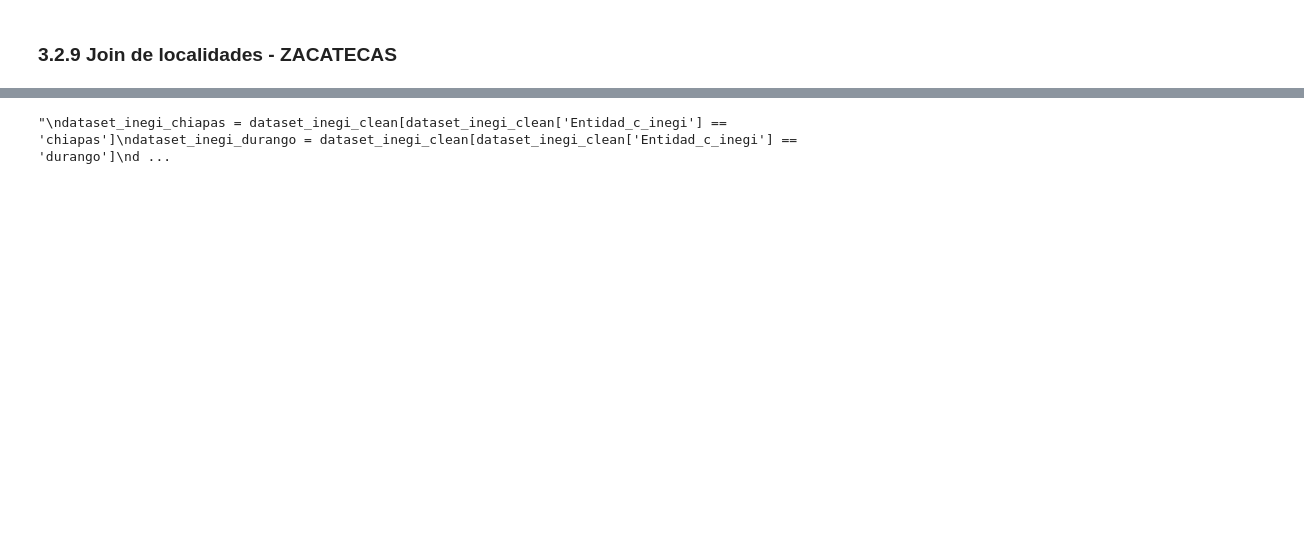
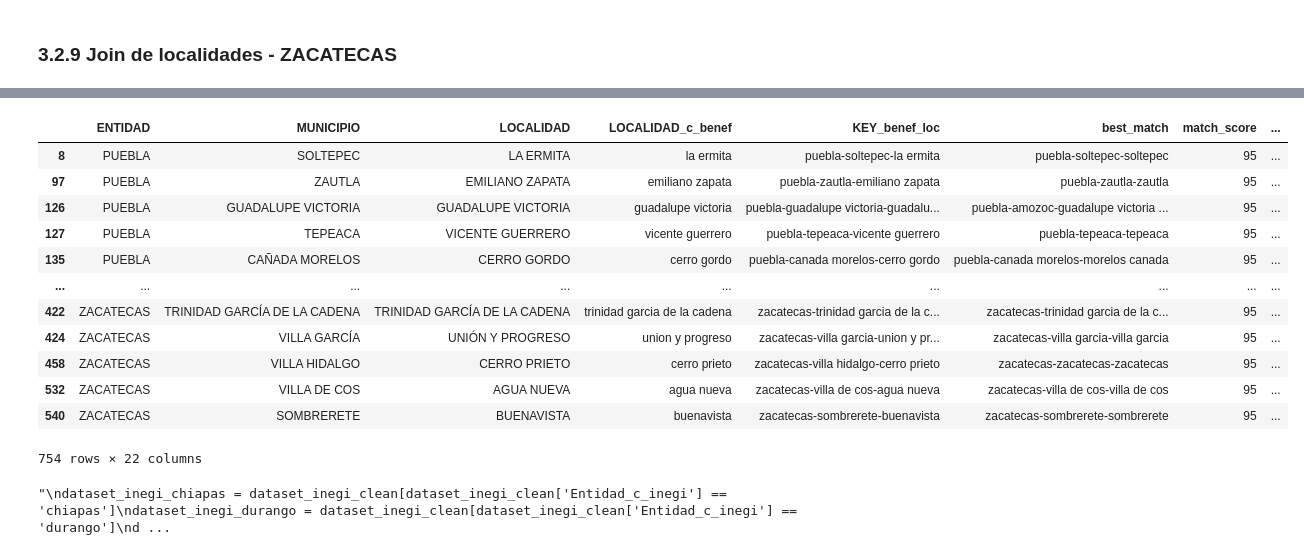
Before and after one commit to DGRIA/SESNA-Fertilizantes, a Jupyter notebook: src/Notebooks/2.3 Benef2019-2022_Cleaning_and_merged.ipynb, the cells around one changed output, grey strips where cells are left out. Cells and saved outputs as stored; diff of their text form; code cells hidden in the pictures; blank space fills up the shorter version.

```diff
--- a/src/Notebooks/2.3 Benef2019-2022_Cleaning_and_merged.ipynb
+++ b/src/Notebooks/2.3 Benef2019-2022_Cleaning_and_merged.ipynb
@@ -844,2 +845,18 @@ print(puebla_df[['Municipio_c_inegi', 'Localidad_c_inegi']])
 # %%
 diccionario_LOC.to_csv('../../data/diccionario_LOC.csv', index=False)
+# %%
+non_matching_df
+# %% [output]
+|  | ENTIDAD | MUNICIPIO | LOCALIDAD | LOCALIDAD_c_benef | KEY_benef_loc | best_match | match_score | ... |
+| 8 | PUEBLA | SOLTEPEC | LA ERMITA | la ermita | puebla-soltepec-la ermita | puebla-soltepec-soltepec | 95 | ... |
+| 97 | PUEBLA | ZAUTLA | EMILIANO ZAPATA | emiliano zapata | puebla-zautla-emiliano zapata | puebla-zautla-zautla | 95 | ... |
+| 126 | PUEBLA | GUADALUPE VICTORIA | GUADALUPE VICTORIA | guadalupe victoria | puebla-guadalupe victoria-guadalu... | puebla-amozoc-guadalupe victoria ... | 95 | ... |
+| 127 | PUEBLA | TEPEACA | VICENTE GUERRERO | vicente guerrero | puebla-tepeaca-vicente guerrero | puebla-tepeaca-tepeaca | 95 | ... |
+| 135 | PUEBLA | CAÑADA MORELOS | CERRO GORDO | cerro gordo | puebla-canada morelos-cerro gordo | puebla-canada morelos-morelos canada | 95 | ... |
+| ... | ... | ... | ... | ... | ... | ... | ... | ... |
+| 422 | ZACATECAS | TRINIDAD GARCÍA DE LA CADENA | TRINIDAD GARCÍA DE LA CADENA | trinidad garcia de la cadena | zacatecas-trinidad garcia de la c... | zacatecas-trinidad garcia de la c... | 95 | ... |
+| 424 | ZACATECAS | VILLA GARCÍA | UNIÓN Y PROGRESO | union y progreso | zacatecas-villa garcia-union y pr... | zacatecas-villa garcia-villa garcia | 95 | ... |
+| 458 | ZACATECAS | VILLA HIDALGO | CERRO PRIETO | cerro prieto | zacatecas-villa hidalgo-cerro prieto | zacatecas-zacatecas-zacatecas | 95 | ... |
+| 532 | ZACATECAS | VILLA DE COS | AGUA NUEVA | agua nueva | zacatecas-villa de cos-agua nueva | zacatecas-villa de cos-villa de cos | 95 | ... |
+| 540 | ZACATECAS | SOMBRERETE | BUENAVISTA | buenavista | zacatecas-sombrerete-buenavista | zacatecas-sombrerete-sombrerete | 95 | ... |
+754 rows × 22 columns
```
Also changed, not shown: parts of 43 cells of this notebook, 2 other files.
